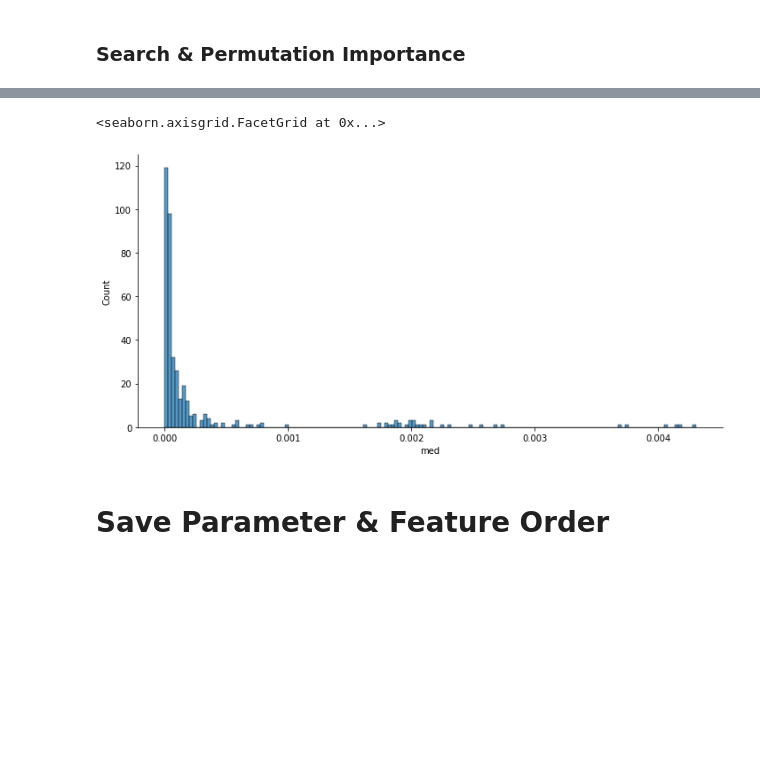
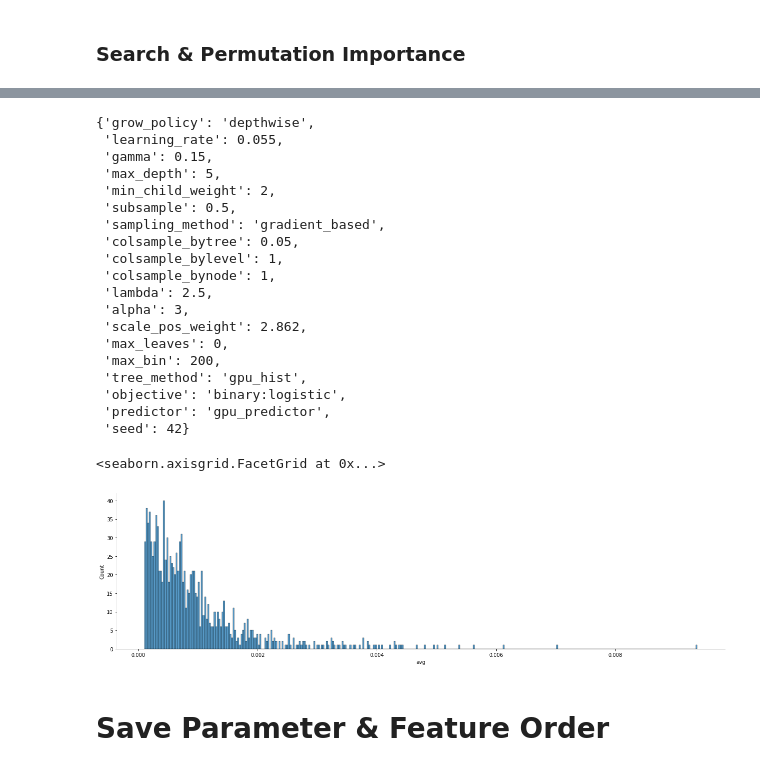
Before and after one commit to gzguevara/amex_kaggle, a Jupyter notebook: Train_Test.ipynb, the cells around one changed output, grey strips where cells are left out. Saved outputs shown, nothing was run; the diff lists cells and outputs as text; code cells hidden in the pictures; blank space fills up the shorter version.

```diff
--- a/Train_Test.ipynb
+++ b/Train_Test.ipynb
@@ -314,2 +362,0 @@ premu_imp['weight'] = premu_imp['med']
-# %%
-premu_imp['weight'] = premu_imp.med / premu_imp.med.sum()
@@ -448,6 +499,0 @@ oof.sort_values('avg', ascending=False) # order_0_model_104 0.726660 order_0_mod
-# %%
-premu_imp['avg'] = premu_imp.mean(axis=1)
-premu_imp.sort_values('avg', ascending=False, inplace=True)
-oof.sort_values('oof', ascending=False, inplace=True)
-# %%
-premu_imp.sort_values('avg', ascending=False, inplace=True)
@@ -456,5 +500,33 @@ premu_imp['med'] = premu_imp.median(axis=1)
+# %%
+#oof 0.794615
+xgb_grid[6]
+# %% [output]
+{'grow_policy': 'depthwise',
+ 'learning_rate': 0.055,
+ 'gamma': 0.15,
+ 'max_depth': 5,
+ 'min_child_weight': 2,
+ 'subsample': 0.5,
+ 'sampling_method': 'gradient_based',
+ 'colsample_bytree': 0.05,
+ 'colsample_bylevel': 1,
+ 'colsample_bynode': 1,
+ 'lambda': 2.5,
+ 'alpha': 3,
+ 'scale_pos_weight': 2.862,
+ 'max_leaves': 0,
+ 'max_bin': 200,
+ 'tree_method': 'gpu_hist',
+ 'objective': 'binary:logistic',
+ 'predictor': 'gpu_predictor',
+ 'seed': 42}
+# %%
+premu_imp['med'] = premu_imp.median(axis=1)
+premu_imp['avg'] = premu_imp.mean(axis=1)
+premu_imp['max'] = premu_imp.max(axis=1)
+premu_imp['min'] = premu_imp.min(axis=1)
 # %%
-sns.displot(premu_imp.loc[premu_imp.med > 0], x='med', bins=150, height=5, legend=False,  aspect=2)
+sns.displot(premu_imp.loc[(premu_imp['max'] > 0.001) & (premu_imp['avg'] > 0.0001)], x='avg', bins=350, height=5, legend=False,  aspect=3.5, )
 # %% [output]
 <seaborn.axisgrid.FacetGrid at 0x...>
-[figure, old version]
+[figure, new version]
```
Also changed, not shown: parts of 36 cells of this notebook.
